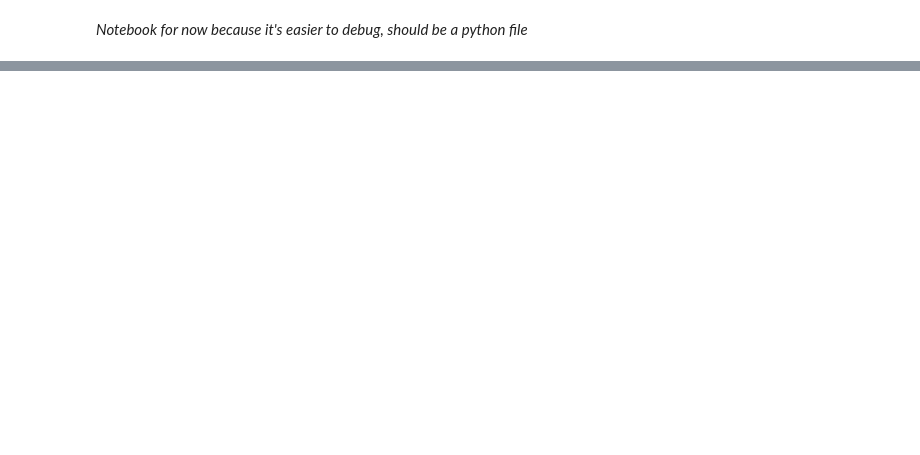
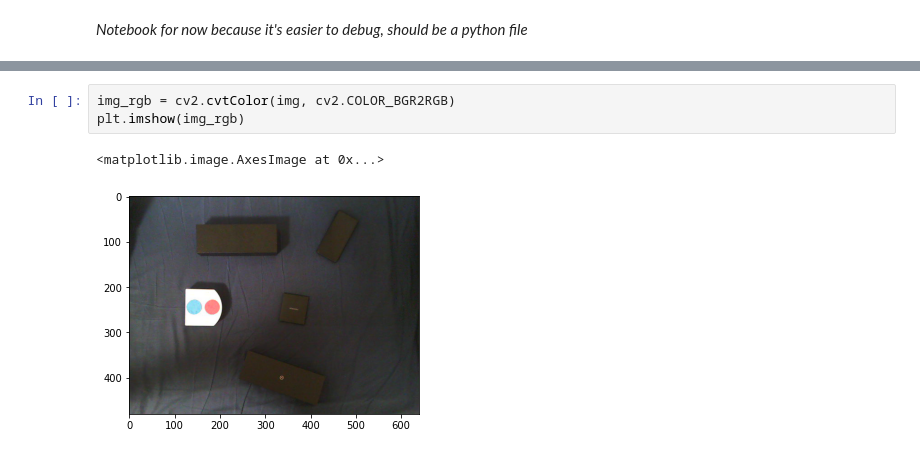
Before and after one commit to AntoineDelaloye/mobile_robotics_project, a Jupyter notebook: Vision.ipynb, the cells around one changed output, grey strips where cells are left out. Saved outputs shown, nothing was run; the diff lists cells and outputs as text; blank space fills up the shorter version.

```diff
--- a/Vision.ipynb
+++ b/Vision.ipynb
@@ -60,0 +105,6 @@ class Vision:
+# %%
+img_rgb = cv2.cvtColor(img, cv2.COLOR_BGR2RGB)
+plt.imshow(img_rgb)
+# %% [output]
+<matplotlib.image.AxesImage at 0x...>
+[figure, added]
```
Also changed, not shown: parts of 34 cells of this notebook.
